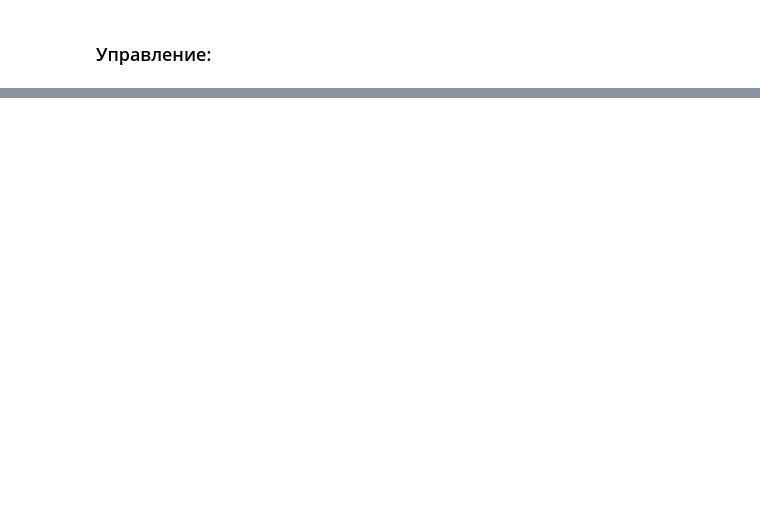
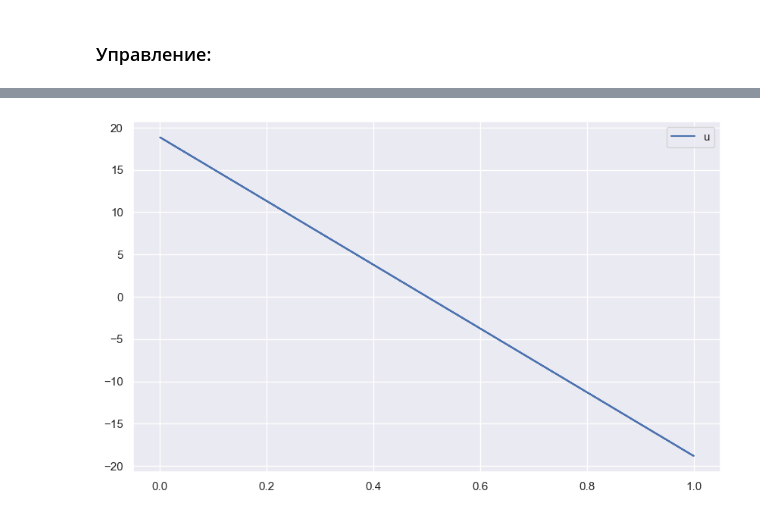
Before and after one commit to iameteron/RL, a Jupyter notebook: rl_control_flat.ipynb, the cells around one changed output, grey strips where cells are left out. Cells and saved outputs as stored; diff of their text form; code cells hidden in the pictures; blank space fills up the shorter version.

```diff
--- a/rl_control_flat.ipynb
+++ b/rl_control_flat.ipynb
@@ -96,10 +77,11 @@ array(1.4981496e+09, dtype=float32)
 # %% [markdown]
 ### Валидация
 # %%
-validation_env = FlatOrientation(dt=1e-3, t_end=3)
+validation_env = FlatOrientation(dt=1e-3)
 # %%
 class AnaliticalAgent(PPO):
     def __init__(self):
+        self.discrete_action_space = False
         self.max_action = 1
         self.observable_states = [0, 1, 2]
 
@@ -117,0 +112,4 @@ def get_reward(env, agent):
+# %%
+plot_u(validation_env, AnaliticalAgent())
+# %% [output]
+[figure, added]
```
Also changed, not shown: parts of 42 cells of this notebook.
